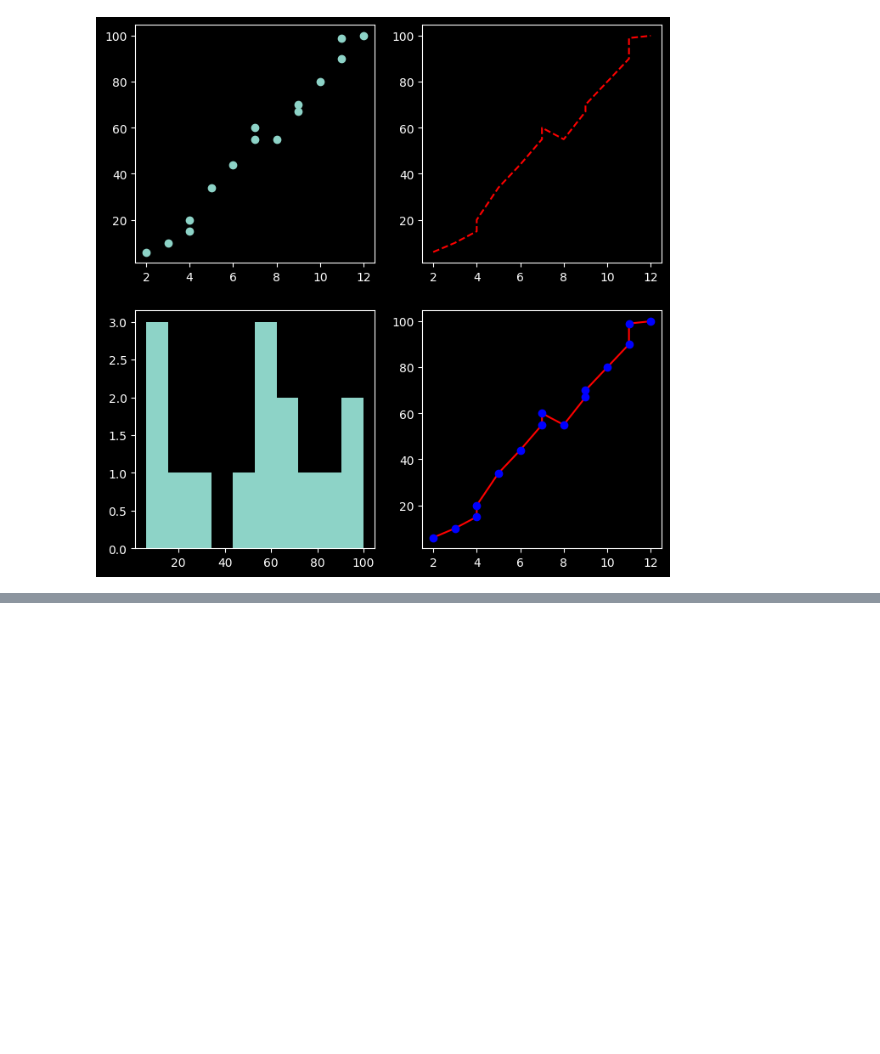
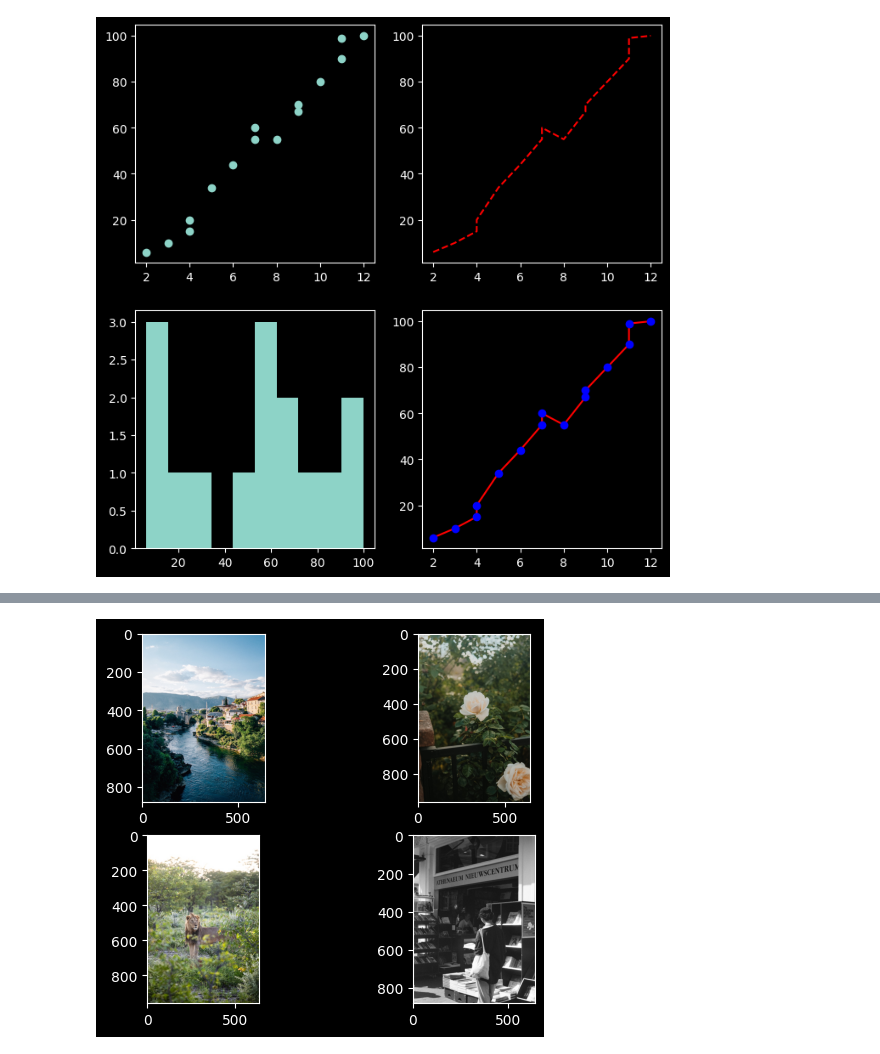
Before and after one commit to Ritika-K7/Data-Analysis-Visualisation, a Jupyter notebook: Matplotlib.ipynb, the cells around one changed output, grey strips where cells are left out. Saved outputs shown, nothing was run; the diff lists cells and outputs as text; code cells hidden in the pictures; blank space fills up the shorter version.

```diff
--- a/Matplotlib.ipynb
+++ b/Matplotlib.ipynb
@@ -653,0 +691,22 @@ plt.plot(study_hours,marks,'bo')
+# %%
+img1=mpimg.imread('C:\\Users\\91730\\Data Analysis & Visualisation\\1.jpg')
+img2=mpimg.imread('C:\\Users\\91730\\Data Analysis & Visualisation\\2.jpg')
+img3=mpimg.imread('C:\\Users\\91730\\Data Analysis & Visualisation\\3.jpg')
+img4=mpimg.imread('C:\\Users\\91730\\Data Analysis & Visualisation\\4.jpg')
+# %%
+plt.figure()
+plt.subplot(2,2,1)
+plt.imshow(img1)
+
+plt.subplot(2,2,2)
+plt.imshow(img2)
+
+plt.subplot(2,2,3)
+plt.imshow(img3)
+
+plt.subplot(2,2,4)
+plt.imshow(img4)
+
+plt.show()
+# %% [output]
+[figure, added]
```
Also changed, not shown: parts of 28 cells of this notebook, 4 other files.
